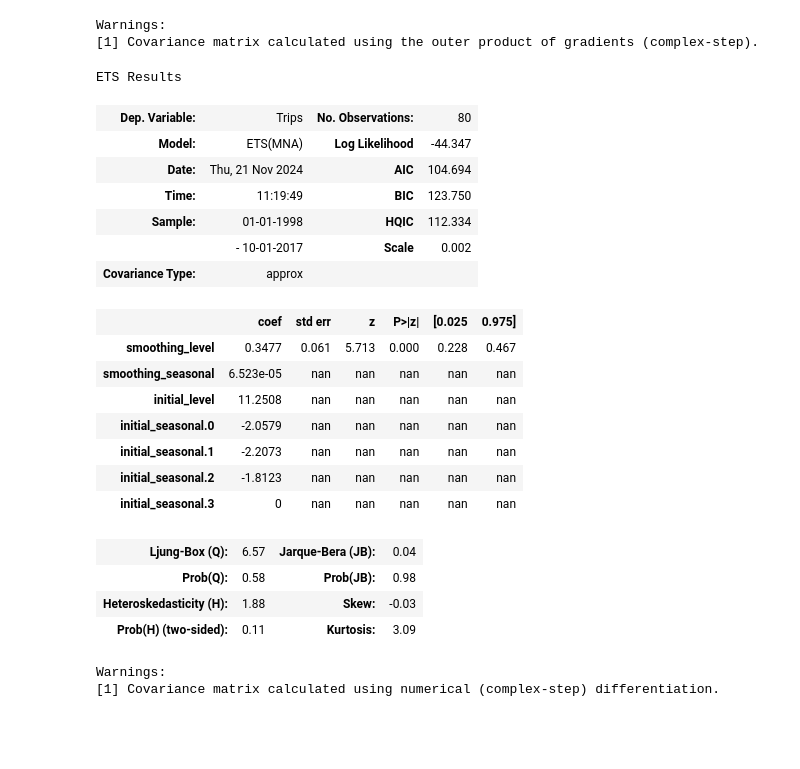
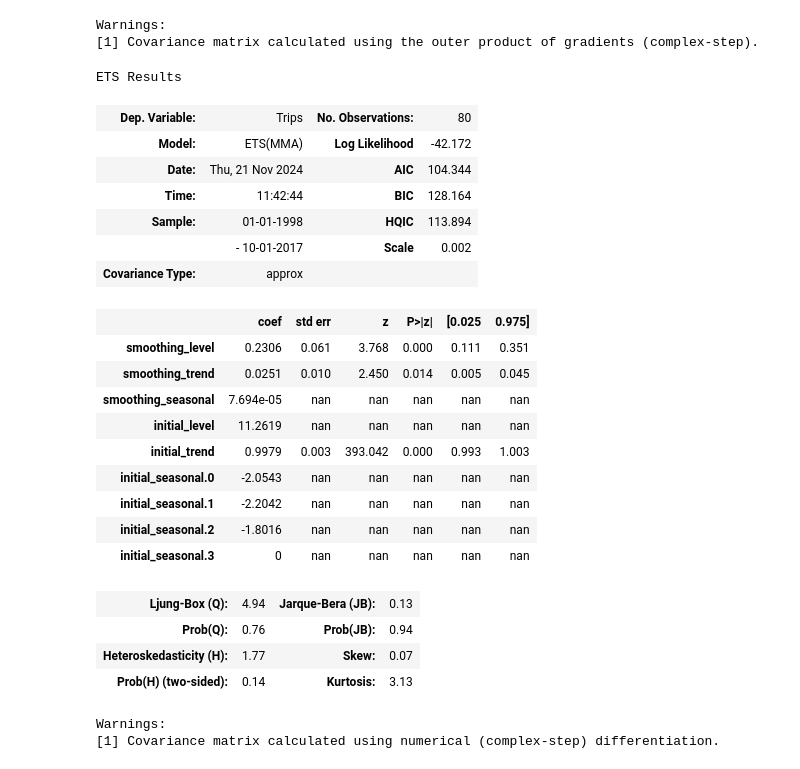
Before and after one commit to yl238/forecasting-principles-and-practice, a Jupyter notebook: ch08/06-Estimation-and-Model-Selection.ipynb, the cells around one changed output. Drawn from its saved outputs; the diff is of its cells as text; code cells hidden in the pictures; blank space fills up the shorter version.

```diff
--- a/ch08/06-Estimation-and-Model-Selection.ipynb
+++ b/ch08/06-Estimation-and-Model-Selection.ipynb
@@ -73,29 +73,31 @@ Warnings:
 # %%
 from statsmodels.tsa.exponential_smoothing.ets import ETSModel
 # %%
-model2 = ETSModel(endog=aus_holidays['Trips'], error='mul', seasonal='add', seasonal_periods=4).fit(disp=0)
+model2 = ETSModel(endog=aus_holidays['Trips'], error='mul', trend='mul', seasonal='add', seasonal_periods=4).fit(disp=0)
 model2.summary()
 # %% [output]
 ETS Results
 | Dep. Variable: | Trips | No. Observations: | 80 |
-| Model: | ETS(MNA) | Log Likelihood | -44.347 |
-| Date: | Thu, 21 Nov 2024 | AIC | 104.694 |
-| Time: | 11:19:49 | BIC | 123.750 |
-| Sample: | 01-01-1998 | HQIC | 112.334 |
+| Model: | ETS(MMA) | Log Likelihood | -42.172 |
+| Date: | Thu, 21 Nov 2024 | AIC | 104.344 |
+| Time: | 11:42:44 | BIC | 128.164 |
+| Sample: | 01-01-1998 | HQIC | 113.894 |
 |  | - 10-01-2017 | Scale | 0.002 |
 | Covariance Type: | approx |  |  |
 |  | coef | std err | z | P>|z| | [0.025 | 0.975] |
-| smoothing_level | 0.3477 | 0.061 | 5.713 | 0.000 | 0.228 | 0.467 |
-| smoothing_seasonal | 6.523e-05 | nan | nan | nan | nan | nan |
-| initial_level | 11.2508 | nan | nan | nan | nan | nan |
-| initial_seasonal.0 | -2.0579 | nan | nan | nan | nan | nan |
-| initial_seasonal.1 | -2.2073 | nan | nan | nan | nan | nan |
-| initial_seasonal.2 | -1.8123 | nan | nan | nan | nan | nan |
+| smoothing_level | 0.2306 | 0.061 | 3.768 | 0.000 | 0.111 | 0.351 |
+| smoothing_trend | 0.0251 | 0.010 | 2.450 | 0.014 | 0.005 | 0.045 |
+| smoothing_seasonal | 7.694e-05 | nan | nan | nan | nan | nan |
+| initial_level | 11.2619 | nan | nan | nan | nan | nan |
+| initial_trend | 0.9979 | 0.003 | 393.042 | 0.000 | 0.993 | 1.003 |
+| initial_seasonal.0 | -2.0543 | nan | nan | nan | nan | nan |
+| initial_seasonal.1 | -2.2042 | nan | nan | nan | nan | nan |
+| initial_seasonal.2 | -1.8016 | nan | nan | nan | nan | nan |
 | initial_seasonal.3 | 0 | nan | nan | nan | nan | nan |
-| Ljung-Box (Q): | 6.57 | Jarque-Bera (JB): | 0.04 |
-| Prob(Q): | 0.58 | Prob(JB): | 0.98 |
-| Heteroskedasticity (H): | 1.88 | Skew: | -0.03 |
-| Prob(H) (two-sided): | 0.11 | Kurtosis: | 3.09 |
+| Ljung-Box (Q): | 4.94 | Jarque-Bera (JB): | 0.13 |
+| Prob(Q): | 0.76 | Prob(JB): | 0.94 |
+| Heteroskedasticity (H): | 1.77 | Skew: | 0.07 |
+| Prob(H) (two-sided): | 0.14 | Kurtosis: | 3.13 |
 Warnings:
 [1] Covariance matrix calculated using numerical (complex-step) differentiation.
 # %%
```
Also changed, not shown: parts of 7 cells of this notebook.
